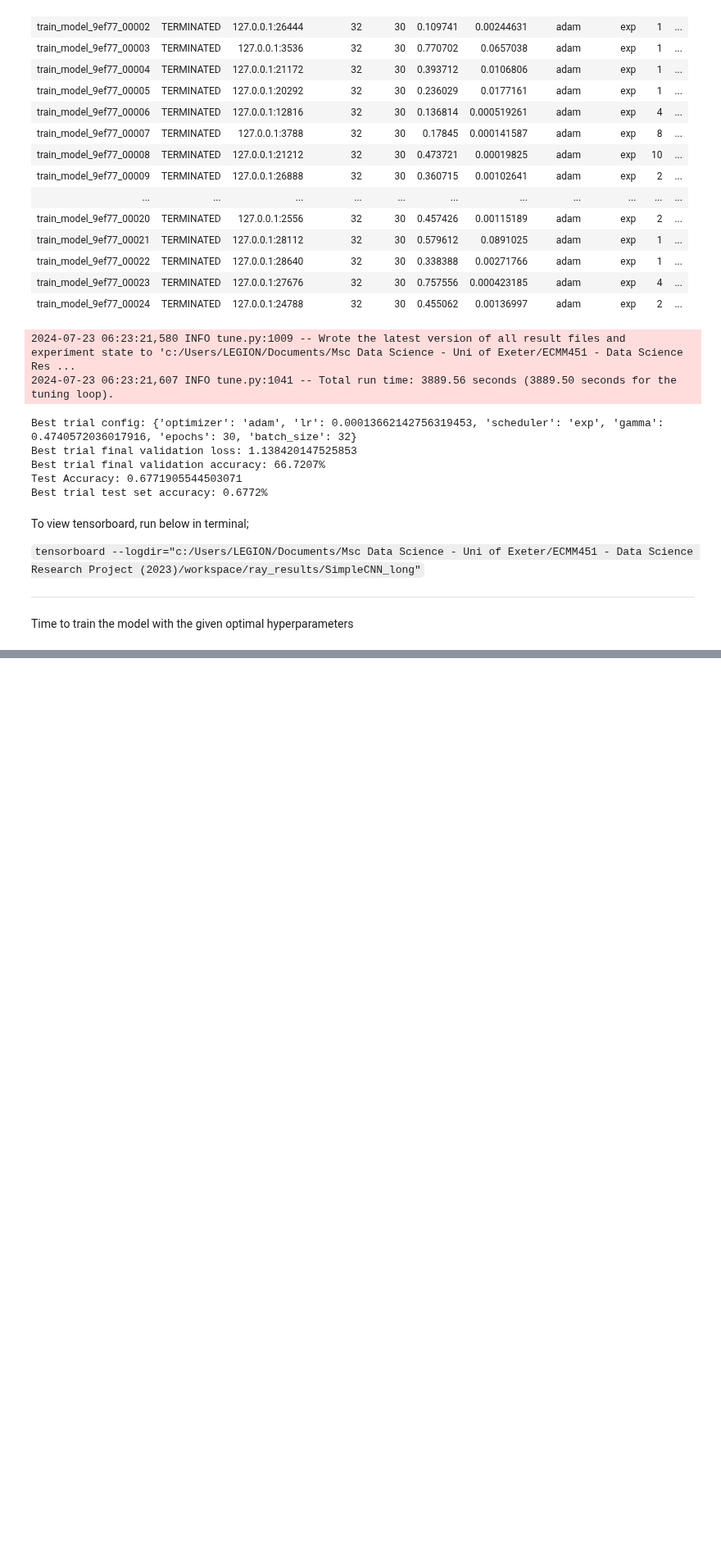
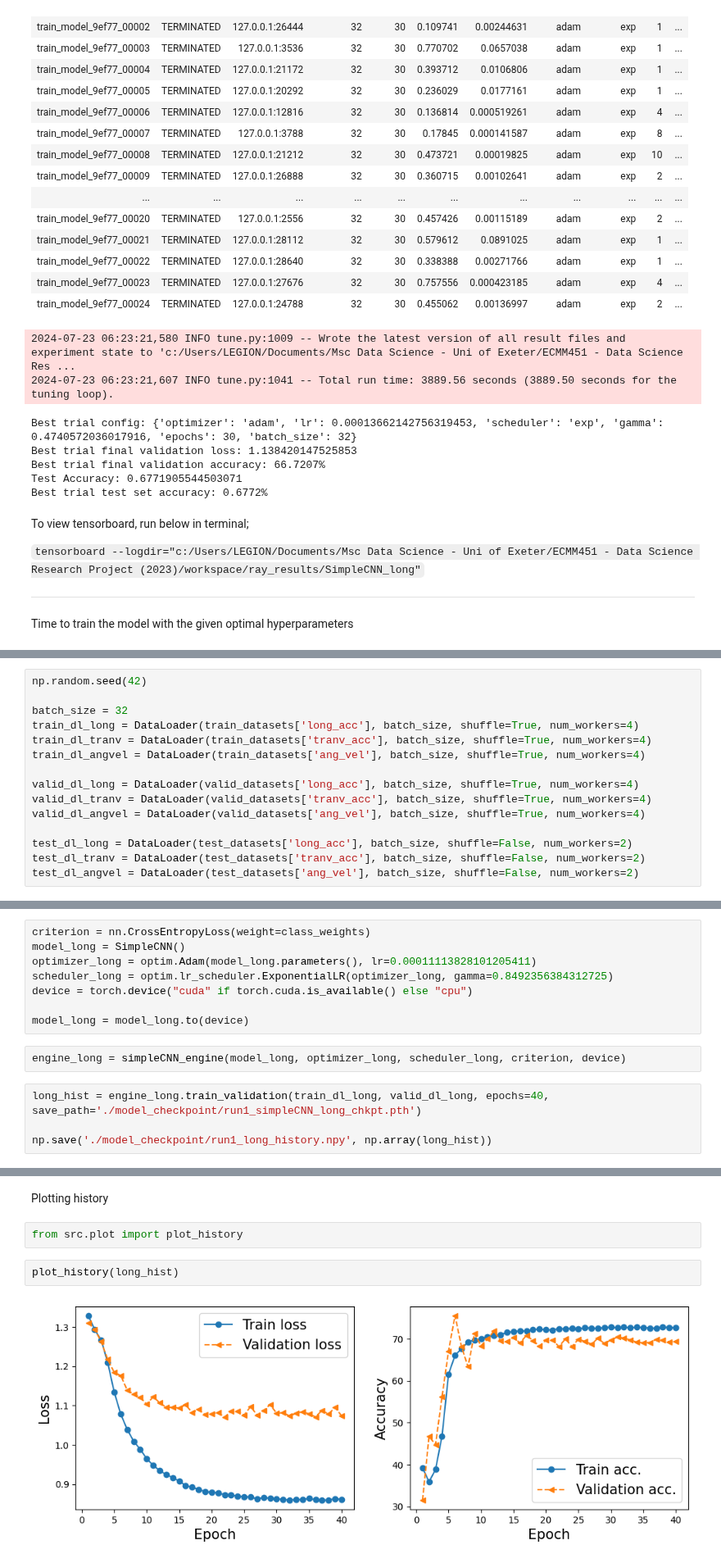
Before and after one commit to EsosaOrumwese/Msc_Research_Project_Multi-Task-Learning_CNN-GRU-biLSTM, a Jupyter notebook: preprocess.ipynb, the cells around one changed output, grey strips where cells are left out. Shown at 82% size. Cells and saved outputs as stored; diff of their text form; blank space fills up the shorter version.

Commit message:
Done training the SimpleCNN

```diff
--- a/preprocess.ipynb
+++ b/preprocess.ipynb
@@ -457,0 +466,15 @@ Time to train the model with the given optimal hyperparameters
+# %%
+np.random.seed(42)
+
+batch_size = 32
+train_dl_long = DataLoader(train_datasets['long_acc'], batch_size, shuffle=True, num_workers=4)
+train_dl_tranv = DataLoader(train_datasets['tranv_acc'], batch_size, shuffle=True, num_workers=4)
+train_dl_angvel = DataLoader(train_datasets['ang_vel'], batch_size, shuffle=True, num_workers=4)
+
+valid_dl_long = DataLoader(valid_datasets['long_acc'], batch_size, shuffle=True, num_workers=4)
+valid_dl_tranv = DataLoader(valid_datasets['tranv_acc'], batch_size, shuffle=True, num_workers=4)
+valid_dl_angvel = DataLoader(valid_datasets['ang_vel'], batch_size, shuffle=True, num_workers=4)
+
+test_dl_long = DataLoader(test_datasets['long_acc'], batch_size, shuffle=False, num_workers=2)
+test_dl_tranv = DataLoader(test_datasets['tranv_acc'], batch_size, shuffle=False, num_workers=2)
+test_dl_angvel = DataLoader(test_datasets['ang_vel'], batch_size, shuffle=False, num_workers=2)
@@ -457,0 +483,14 @@ Time to train the model with the given optimal hyperparameters
+# %%
+criterion = nn.CrossEntropyLoss(weight=class_weights)
+model_long = SimpleCNN()
+optimizer_long = optim.Adam(model_long.parameters(), lr=0.00011113828101205411)
+scheduler_long = optim.lr_scheduler.ExponentialLR(optimizer_long, gamma=0.8492356384312725)
+device = torch.device("cuda" if torch.cuda.is_available() else "cpu")
+
+model_long = model_long.to(device)
+# %%
+engine_long = simpleCNN_engine(model_long, optimizer_long, scheduler_long, criterion, device)
+# %%
+long_hist = engine_long.train_validation(train_dl_long, valid_dl_long, epochs=40, save_path='./model_checkpoint/run1_simpleCNN_long_chkpt.pth')
+
+np.save('./model_checkpoint/run1_long_history.npy', np.array(long_hist))
@@ -457,0 +583,8 @@ Time to train the model with the given optimal hyperparameters
+# %% [markdown]
+Plotting history
+# %%
+from src.plot import plot_history
+# %%
+plot_history(long_hist)
+# %% [output]
+[figure, added]
```
Also changed, not shown: parts of 14 cells of this notebook, 25 other files.
